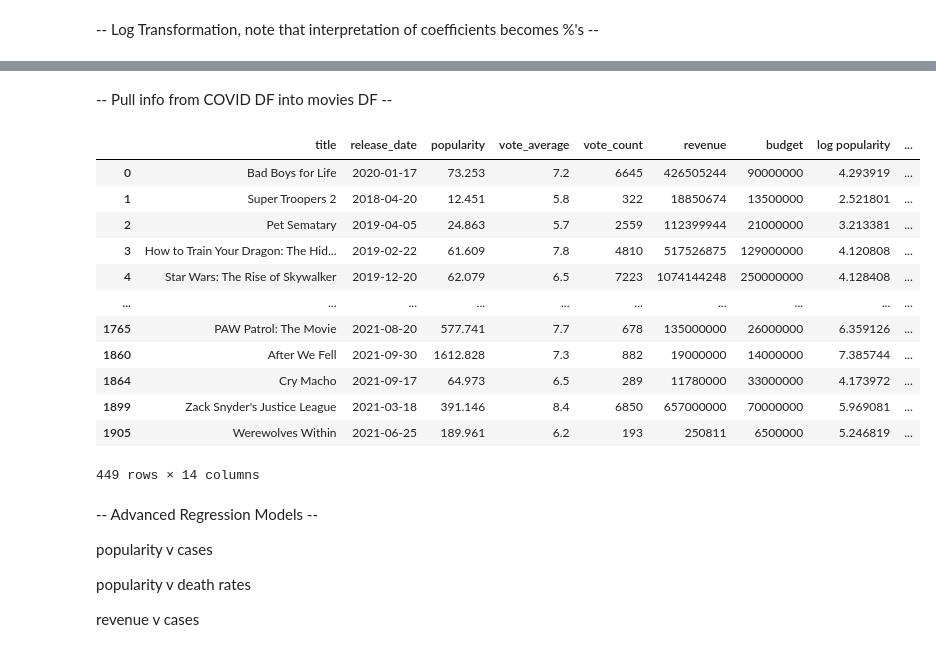
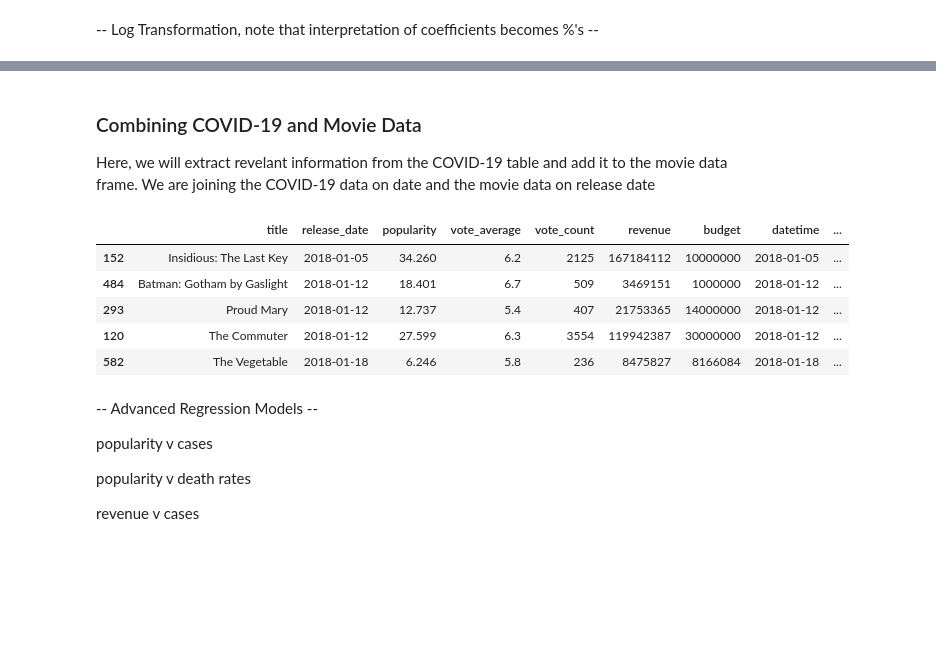
Before and after one commit to stan-GH/final-tutorial, a Jupyter notebook: final_tutorial.ipynb, the cells around one changed output, grey strips where cells are left out. Cells and saved outputs as stored; diff of their text form; code cells hidden in the pictures; blank space fills up the shorter version.

Commit message:
Added deleted code back into file

```diff
--- a/final_tutorial.ipynb
+++ b/final_tutorial.ipynb
@@ -133,0 +166,13 @@ We had to do a log transformation of the data because most of the data was skewe
+# %%
+# Gets x and y variables.
+x,y = moviesDF['vote_average'], moviesDF['revenue']
+
+# Creates scatter plot.
+pyplot.scatter(x, y)
+
+# Sets plot labels.
+pyplot.xlabel("Average Vote Rating")
+pyplot.ylabel("Movie Revenue")
+pyplot.title("Average Vote Rating vs. Revenue")
+
+pyplot.show()
@@ -133,0 +187,21 @@ We had to do a log transformation of the data because most of the data was skewe
+# %%
+# Takes log of budget.
+log_budget = [np.log(x) for x in moviesDF['budget']]
+moviesDF['log budget'] = log_budget
+
+# Filters data to exclude outlier.
+x, y = moviesDF[moviesDF['log budget'] >= 10]['log budget'], moviesDF[moviesDF['log budget'] >= 10]['log revenue']
+
+# Creates scatter plot.
+pyplot.scatter(x, y)
+
+# Plots linear regression line.
+m, b = np.polyfit(x, y, deg=1)
+pyplot.plot(x, m*x + b, color="red")
+
+# Sets plot labels.
+pyplot.xlabel("Log Budget")
+pyplot.ylabel("Log Movie Revenue")
+pyplot.title("Log Budget vs. Log Revenue")
+
+pyplot.show()
@@ -133,0 +224,6 @@ We had to do a log transformation of the data because most of the data was skewe
+# %%
+# Extracts year from release date and creates a seperate 'year' column in the dataframe.
+year = [x.split('-')[0] for x in moviesDF['release_date']]
+moviesDF['year'] = year
+
+moviesDF.head()
@@ -198,41 +353,36 @@ covid_DF
-# %% [markdown]
--- Pull info from COVID DF into movies DF --
+# %% [markdown]
+<h3> Combining COVID-19 and Movie Data </h3>
+
+Here, we will extract revelant information from the COVID-19 table and add it to the movie data frame. We are joining the COVID-19 data on date and the movie data on release date
 # %%
 moviesDF.loc[:,'cumulative_cases'] = [0] * len(moviesDF)
 moviesDF.loc[:,'daily_new_cases'] = [0] * len(moviesDF)
 moviesDF.loc[:,'cumulative_deaths'] = [0] * len(moviesDF)
 moviesDF.loc[:,'daily_new_deaths'] = [0] * len(moviesDF)
 moviesDF.loc[:,'during_covid'] = [False] * len(moviesDF)
 
 for i, row in moviesDF.iterrows():
     curr_date = row['release_date'].split('-')
     curr_date[0] = curr_date[0][len(curr_date[0])//2:]
     date = str(int(curr_date[1])) + '/' + curr_date[2] + '/' + curr_date[0]
     try:
         covid_row = covid_DF.loc[date]
         moviesDF.loc[i, 'cumulative_cases'] = covid_row.loc['cumulative_cases']
         moviesDF.loc[i, 'daily_new_cases'] = covid_row.loc['daily_new_cases']
         moviesDF.loc[i, 'cumulative_deaths'] = covid_row.loc['cumulative_deaths']
         moviesDF.loc[i, 'daily_new_deaths'] = covid_row.loc['daily_new_deaths']
         moviesDF.loc[i, 'during_covid'] = True
     except KeyError:
         pass
 
-moviesDF
+moviesDF.head()
 # %% [output]
-|  | title | release_date | popularity | vote_average | vote_count | revenue | budget | log popularity | ... |
-| 0 | Bad Boys for Life | 2020-01-17 | 73.253 | 7.2 | 6645 | 426505244 | 90000000 | 4.293919 | ... |
-| 1 | Super Troopers 2 | 2018-04-20 | 12.451 | 5.8 | 322 | 18850674 | 13500000 | 2.521801 | ... |
-| 2 | Pet Sematary | 2019-04-05 | 24.863 | 5.7 | 2559 | 112399944 | 21000000 | 3.213381 | ... |
-| 3 | How to Train Your Dragon: The Hid... | 2019-02-22 | 61.609 | 7.8 | 4810 | 517526875 | 129000000 | 4.120808 | ... |
-| 4 | Star Wars: The Rise of Skywalker | 2019-12-20 | 62.079 | 6.5 | 7223 | 1074144248 | 250000000 | 4.128408 | ... |
-| ... | ... | ... | ... | ... | ... | ... | ... | ... | ... |
-| 1765 | PAW Patrol: The Movie | 2021-08-20 | 577.741 | 7.7 | 678 | 135000000 | 26000000 | 6.359126 | ... |
-| 1860 | After We Fell | 2021-09-30 | 1612.828 | 7.3 | 882 | 19000000 | 14000000 | 7.385744 | ... |
-| 1864 | Cry Macho | 2021-09-17 | 64.973 | 6.5 | 289 | 11780000 | 33000000 | 4.173972 | ... |
-| 1899 | Zack Snyder's Justice League | 2021-03-18 | 391.146 | 8.4 | 6850 | 657000000 | 70000000 | 5.969081 | ... |
-| 1905 | Werewolves Within | 2021-06-25 | 189.961 | 6.2 | 193 | 250811 | 6500000 | 5.246819 | ... |
+|  | title | release_date | popularity | vote_average | vote_count | revenue | budget | datetime | ... |
+| 152 | Insidious: The Last Key | 2018-01-05 | 34.260 | 6.2 | 2125 | 167184112 | 10000000 | 2018-01-05 | ... |
+| 484 | Batman: Gotham by Gaslight | 2018-01-12 | 18.401 | 6.7 | 509 | 3469151 | 1000000 | 2018-01-12 | ... |
+| 293 | Proud Mary | 2018-01-12 | 12.737 | 5.4 | 407 | 21753365 | 14000000 | 2018-01-12 | ... |
+| 120 | The Commuter | 2018-01-12 | 27.599 | 6.3 | 3554 | 119942387 | 30000000 | 2018-01-12 | ... |
+| 582 | The Vegetable | 2018-01-18 | 6.246 | 5.8 | 236 | 8475827 | 8166084 | 2018-01-18 | ... |
-449 rows × 14 columns
 # %% [markdown]
 -- Advanced Regression Models --
 
```
Also changed, not shown: parts of 25 cells of this notebook.
